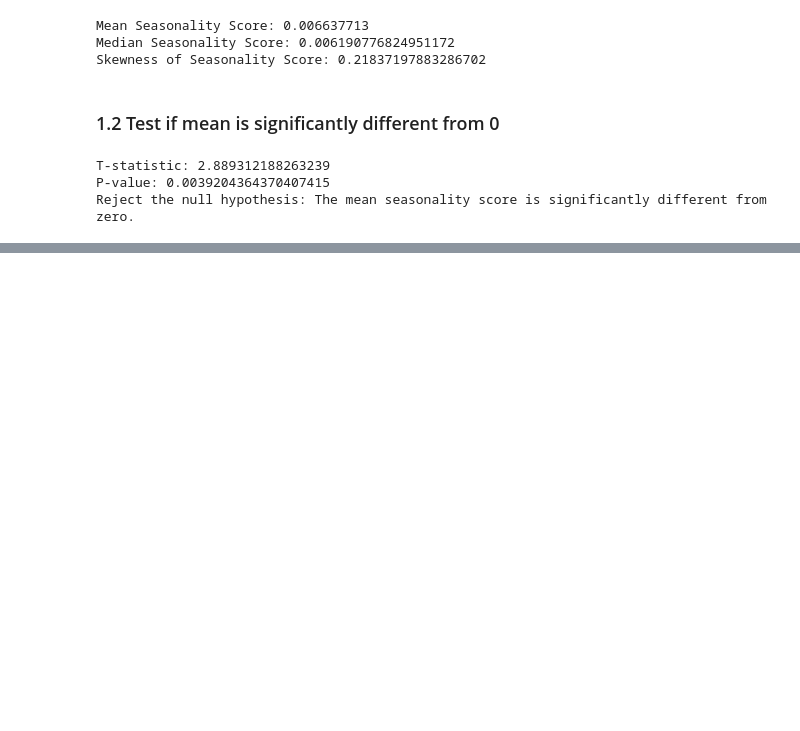
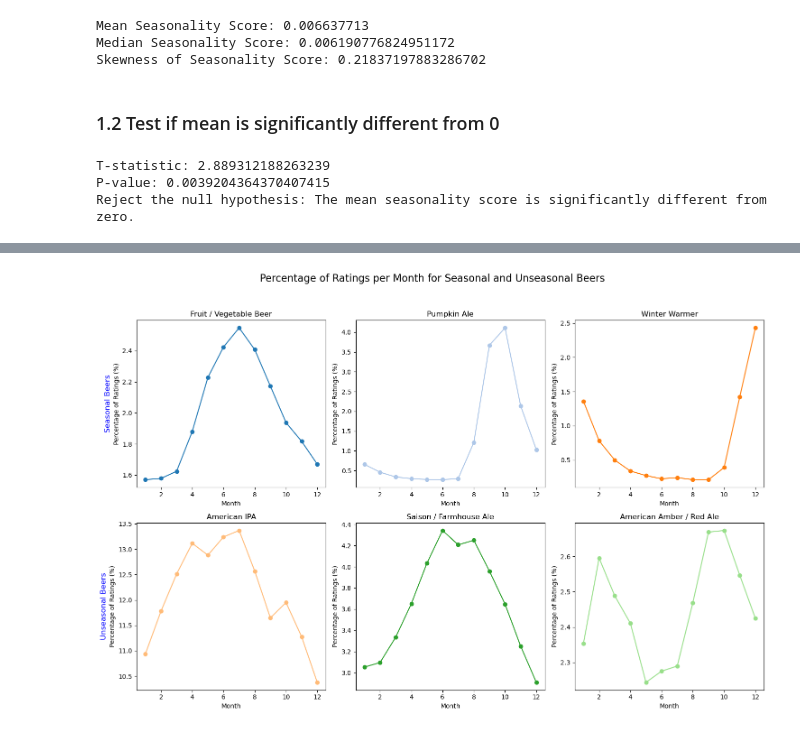
Before and after one commit to epfl-ada/ada-2024-project-leonardodatavinci, a Jupyter notebook: jeanne-notebook.ipynb, the cells around one changed output, grey strips where cells are left out. Cells and saved outputs as stored; diff of their text form; code cells hidden in the pictures; blank space fills up the shorter version.

```diff
--- a/jeanne-notebook.ipynb
+++ b/jeanne-notebook.ipynb
@@ -251,0 +315,33 @@ https://www.kaggle.com/datasets/paultimothymooney/latitude-and-longitude-for-eve
+# %%
+fig, axes = plt.subplots(2, 3, figsize=(15, 10))
+fig.suptitle('Percentage of Ratings per Month for Seasonal and Unseasonal Beers', fontsize=16)
+
+# Loop over each beer style and corresponding subplot for percentage of ratings
+for idx, (ax, style) in enumerate(zip(axes.flatten(), beer_styles)):
+
+    style_df = df_test[df_test['Style'] == style]
+
+    monthly_counts = style_df.groupby('Month').size() # Count number of ratings per month
+
+    # Calculate percentage of total ratings per month
+    total_monthly_ratings = df_test.groupby('Month').size()
+    monthly_percentages = (monthly_counts / total_monthly_ratings) * 100
+
+    # Plot the monthly percentages on the current subplot
+    ax.plot(monthly_percentages.index, monthly_percentages.values, marker='o', linestyle='-', color=style_colors[style])
+    ax.set_title(style)
+    ax.set_xlabel('Month')
+    ax.set_ylabel('Percentage of Ratings (%)')
+
+    # Add the category label on the left of each row
+    if idx % 3 == 0:  # Only add the label on the first column of each row
+        row_label = categories[idx // 3]
+        ax.annotate(row_label, xy=(0, 0.5), xytext=(-ax.yaxis.labelpad - 5, 0),
+                    xycoords=ax.yaxis.label, textcoords='offset points',
+                    size='large', ha='center', va='center', rotation=90, color='blue')
+
+# Adjust layout and display the plot
+plt.tight_layout(rect=[0, 0, 1, 0.95])  # Leave space for the main title
+plt.show()
+# %% [output]
+[figure, added]
```
Also changed, not shown: parts of 21 cells of this notebook, 1 other file.
